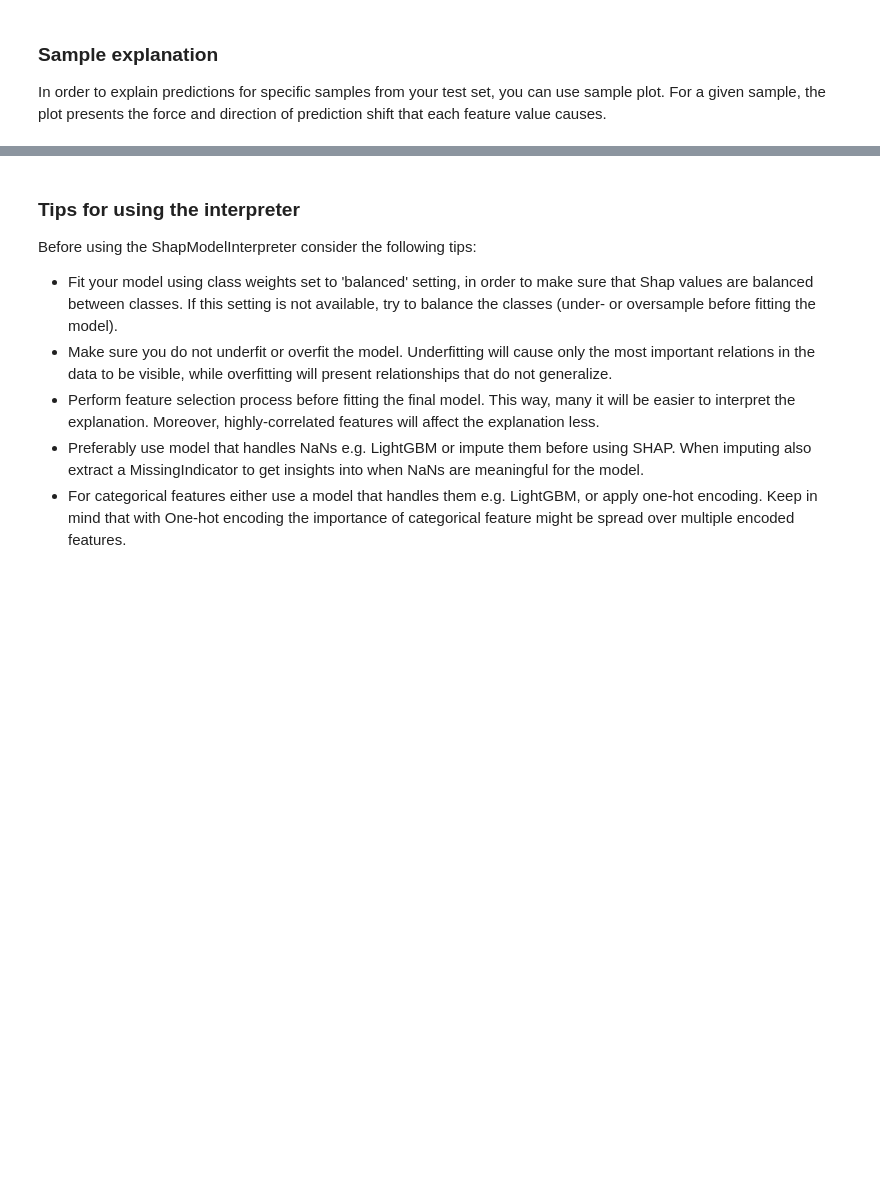
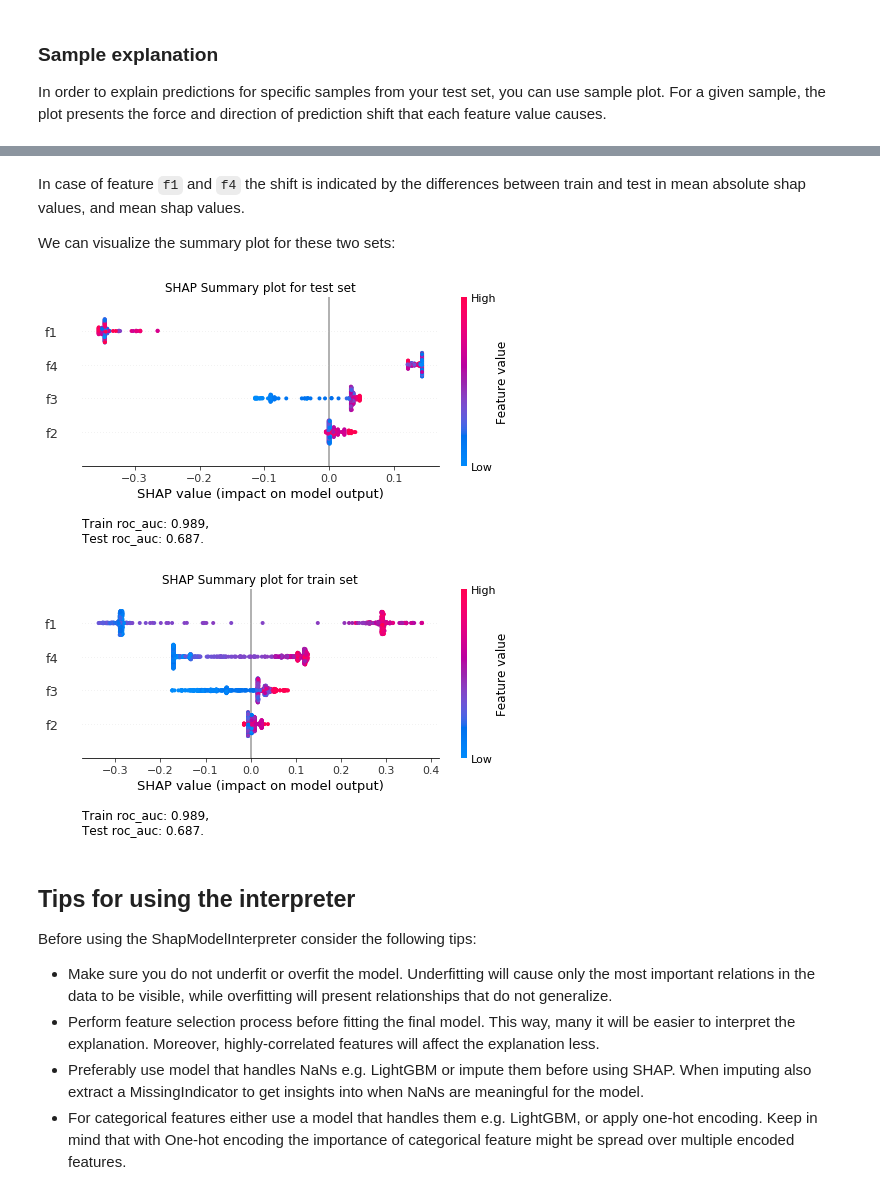
Before and after one commit to ing-bank/probatus, a Jupyter notebook: docs/tutorials/nb_shap_model_interpreter.ipynb, the cells around one changed output, grey strips where cells are left out. Saved outputs shown, nothing was run; the diff lists cells and outputs as text; code cells hidden in the pictures; blank space fills up the shorter version.

```diff
--- a/docs/tutorials/nb_shap_model_interpreter.ipynb
+++ b/docs/tutorials/nb_shap_model_interpreter.ipynb
@@ -90,0 +101,3 @@ ax = shap_interpreter.plot('sample', samples_index=[521, 78])
+# %%
+X_test['f1'] = X_test['f1'] -5
+X_test['f4'] = X_test['f4'] + 5
@@ -90,0 +106,4 @@ ax = shap_interpreter.plot('sample', samples_index=[521, 78])
+# %%
+shap_interpreter = ShapModelInterpreter(clf)
+feature_importance = shap_interpreter.fit_compute(X_train, X_test, y_train, y_test, approximate=False)
+feature_importance
@@ -91,9 +116,18 @@ ax = shap_interpreter.plot('sample', samples_index=[521, 78])
+# %% [markdown]
+In case of feature `f1` and `f4` the shift is indicated by the differences between train and test in mean absolute shap values, and mean shap values.
+
+We can visualize the summary plot for these two sets:
+# %%
+ax_test = shap_interpreter.plot('summary', target_set='test')
+ax_train = shap_interpreter.plot('summary', target_set='train')
+# %% [output]
+[figure, added]
+[figure, added]
 # %% [markdown]
-### Tips for using the interpreter
+## Tips for using the interpreter
 
 Before using the ShapModelInterpreter consider the following tips:
 
-- Fit your model using class weights set to 'balanced' setting, in order to make sure that Shap values are balanced between classes. If this setting is not available, try to balance the classes (under- or oversample before fitting the model).
 - Make sure you do not underfit or overfit the model. Underfitting will cause only the most important relations in the data to be visible, while overfitting will present relationships that do not generalize.
 - Perform feature selection process before fitting the final model. This way, many it will be easier to interpret the explanation. Moreover, highly-correlated features will affect the explanation less.
 - Preferably use model that handles NaNs e.g. LightGBM or impute them before using SHAP. When imputing also extract a MissingIndicator to get insights into when NaNs are meaningful for the model.
```
Also changed, not shown: parts of 14 cells of this notebook, 3 other files.
